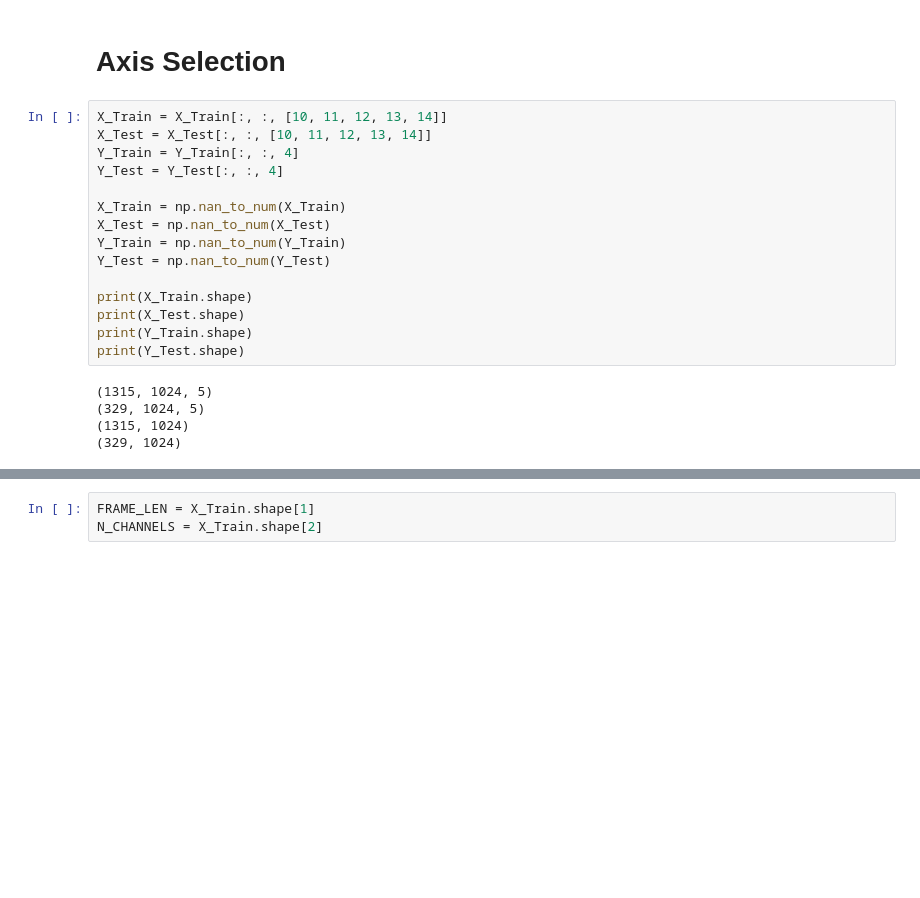
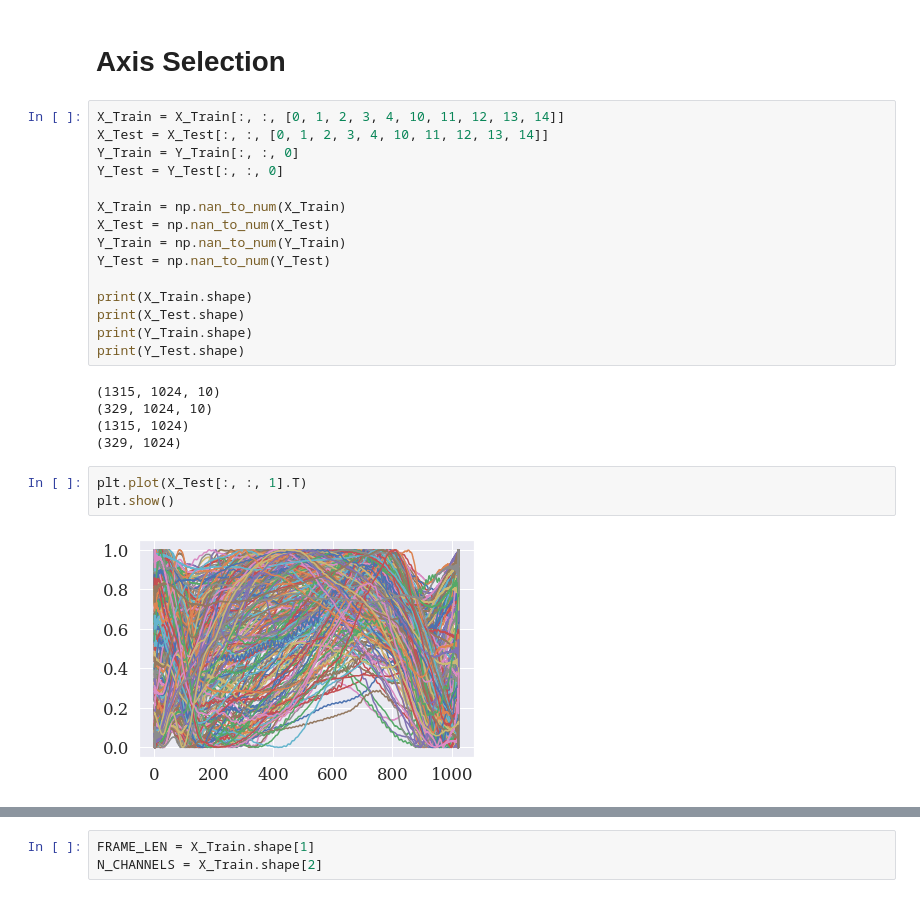
Before and after one commit to atick-faisal/GRF-Synthesis-from-Motion-Trajectories, a Jupyter notebook: src/training/grf_synthesis.ipynb, the cells around one changed output, grey strips where cells are left out. Drawn from its saved outputs; the diff is of its cells as text; blank space fills up the shorter version.

```diff
--- a/src/training/grf_synthesis.ipynb
+++ b/src/training/grf_synthesis.ipynb
@@ -95,10 +95,10 @@ print(Y_Test.shape)
 # %% [markdown]
 # Axis Selection
 # %%
-X_Train = X_Train[:, :, [10, 11, 12, 13, 14]]
-X_Test = X_Test[:, :, [10, 11, 12, 13, 14]]
-Y_Train = Y_Train[:, :, 4]
-Y_Test = Y_Test[:, :, 4]
+X_Train = X_Train[:, :, [0, 1, 2, 3, 4, 10, 11, 12, 13, 14]]
+X_Test = X_Test[:, :, [0, 1, 2, 3, 4, 10, 11, 12, 13, 14]]
+Y_Train = Y_Train[:, :, 0]
+Y_Test = Y_Test[:, :, 0]
 
 X_Train = np.nan_to_num(X_Train)
 X_Test = np.nan_to_num(X_Test)
@@ -110,7 +110,12 @@ print(X_Test.shape)
 print(Y_Train.shape)
 print(Y_Test.shape)
 # %% [output]
-(1315, 1024, 5)
-(329, 1024, 5)
+(1315, 1024, 10)
+(329, 1024, 10)
 (1315, 1024)
 (329, 1024)
+# %%
+plt.plot(X_Test[:, :, 1].T)
+plt.show()
+# %% [output]
+[figure, added]
```
Also changed, not shown: parts of 11 cells of this notebook.
